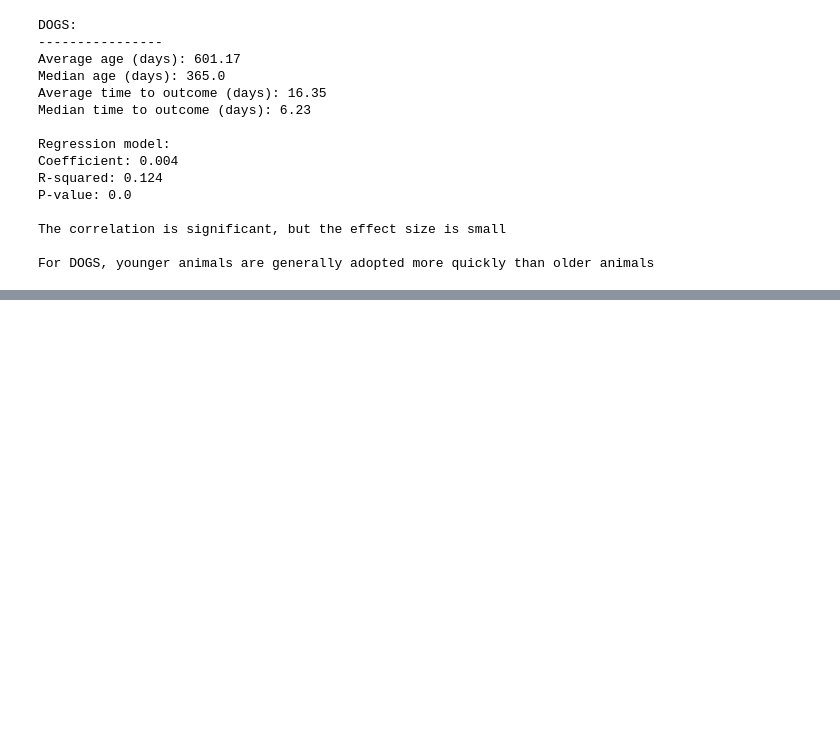
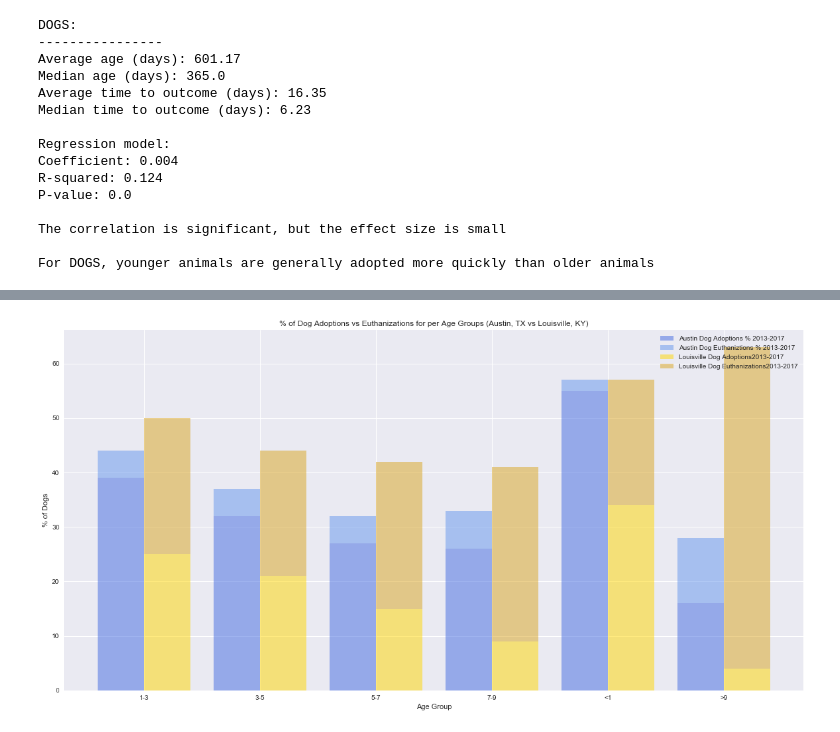
Before and after one commit to carlospisani10/Animal-Shelter-Analysis, a Jupyter notebook: Analysis.ipynb, the cells around one changed output, grey strips where cells are left out. Drawn from its saved outputs; the diff is of its cells as text; code cells hidden in the pictures; blank space fills up the shorter version.

```diff
--- a/Analysis.ipynb
+++ b/Analysis.ipynb
@@ -1723,0 +1727,19 @@ pyplot.show()
+# %%
+austin = "raw data/Austin_Counts.csv"
+louisville = "raw data/Louisville_Counts.csv"
+austin_df = pd.read_csv(austin, encoding = 'latin-1')
+louisville_df = pd.read_csv(louisville, encoding = 'latin-1')
+# %%
+#data frame for grouped Bar Chart to compare Adoption rates
+austin_per = austin_df['% of Animals Adopted']
+louisville_per = louisville_df['% of Animals Adopted']
+austin_eu_per = austin_df['% of Animals Euthenized']
+louisville_eu_per = louisville_df['% of Animals Euthenized']
+age = austin_df['Age Range']
+per_df =pd.DataFrame({'Age Range': age,
+     'Austin % of Dog Adoptions 2013-2017': austin_per,
+     'Austin % of Dog Euthanizations 2013-2017': austin_eu_per,
+     'Louisville % of Dog Adoptions 2013-2017': louisville_per,
+     'Louisviell % of Dog Euthanizations 20123-2017': louisville_eu_per
+    })
+per_df
@@ -1723,0 +1754,52 @@ pyplot.show()
+# %%
+#plot goruped bar
+#grouped and stacked bar chart to visually show differences in Cat Colors
+aus_per = np.array(austin_per)
+aus_eu_per = np.array(austin_eu_per)
+lou_per= np.array(louisville_per)
+lou_eu_per = np.array(louisville_eu_per)
+
+age_list =per_df['Age Range']
+
+#create subplots
+fig, ax = plt.subplots(figsize=(20,10))
+plt.style.use('seaborn')
+
+#plot parameters
+pos = list(range(len(age_list)))
+width = 0.4
+
+#["lightsteelblue","cornflowerblue","royalblue","mediumblue","darkblue","slateblue","blueviolet"]
+#catColors = ["khaki","gold","goldenrod","darkgoldenrod","darkkhaki","olive","darkolive"]
+
+aus1c_plot = plt.bar(pos, aus_per, width, alpha=0.5, color='royalblue')
+aus2c_plot = plt.bar(pos, aus_eu_per, width, alpha=0.5, bottom=aus_per, color='cornflowerblue')
+lou1c_plot = plt.bar([p + width for p in pos], lou_per, width, alpha=0.5, color='gold')
+lou2c_plot = plt.bar([p + width for p in pos], lou_eu_per, width, alpha=0.5, bottom=lou_per, color='goldenrod')
+
+# Set the y axis label
+ax.set_ylabel('% of Dogs')
+ax.set_xlabel('Age Group')
+
+# Set the chart's title
+ax.set_title('% of Dog Adoptions vs Euthanizations for per Age Groups (Austin, TX vs Louisville, KY)')
+
+
+# Set the position of the x ticks
+ax.set_xticks([p + .5 * width for p in pos])
+
+# Set the labels for the x ticks
+ax.set_xticklabels(age_list)
+
+# Setting the x-axis and y-axis limits
+#plt.xlim(min(pos)-width, max(pos)+width*4)
+#plt.ylim([0, max(df['pre_score'] + df['mid_score'] + df['post_score'])] )
+
+# Adding the legend and showing the plot
+plt.legend(['Austin Dog Adoptions % 2013-2017', 'Austin Dog Euthaniztions % 2013-2017', 'Louisville Dog Adoptions2013-2017', 'Louisville Dog Euthanizations2013-2017'], loc='upper right')
+plt.savefig("figures/age_dog.png")
+
+
+plt.show()
+# %% [output]
+[figure, added]
```
Also changed, not shown: parts of 34 cells of this notebook, 48 other files.
